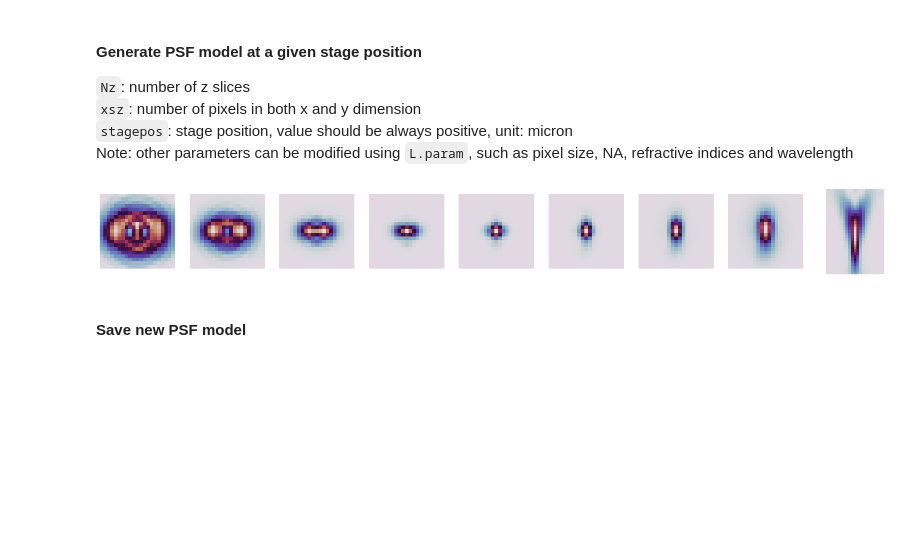
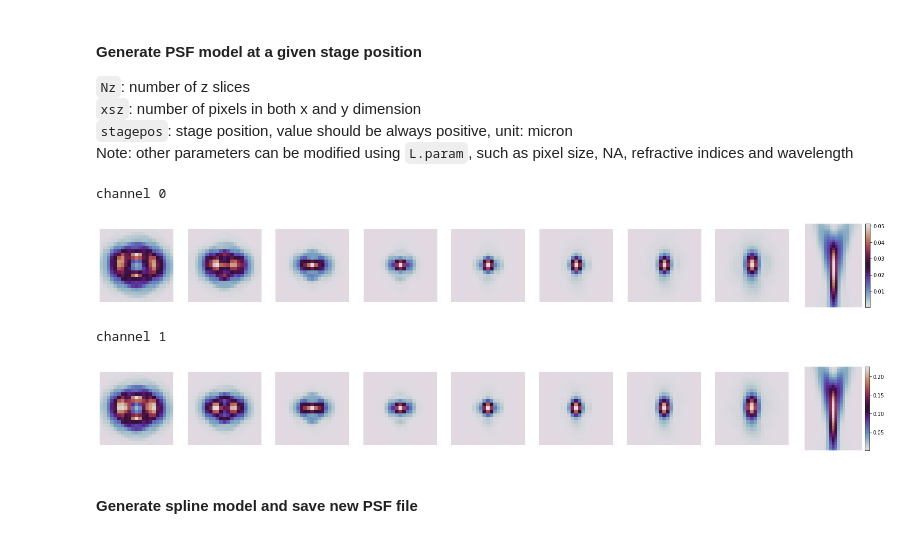
Before and after one commit to ries-lab/uiPSF, a Jupyter notebook: demo/demo_genPSF.ipynb, the cells around one changed output. Cells and saved outputs as stored; diff of their text form; code cells hidden in the pictures; blank space fills up the shorter version.

```diff
--- a/demo/demo_genPSF.ipynb
+++ b/demo/demo_genPSF.ipynb
@@ -13,8 +13,9 @@ from dotted_dict import DottedDict
 # %% [markdown]
 #### Load learned PSF model from bead data
 # %%
-resfile = r'E:\EMBL files\data 2022\230202_Nup96SNAP_NC_M2\beads_30ms_conventional\30ms_conventional\psfmodel_zernike_single.h5'
-#resfile = r'E:\EMBL files\data 2022\230202_Nup96SNAP_NC_M2\beads_30ms_conventional\30ms_conventional\psfmodel_zernike_multi.h5'
+#resfile = r'E:\EMBL files\data 2022\230202_Nup96SNAP_NC_M2\beads_30ms_conventional\30ms_conventional\psfmodel_zernike_single.h5'
+resfile = r'E:\EMBL files\data 2022\230202_Nup96SNAP_NC_M2\beads_30ms_conventional\30ms_conventional\psfmodel_zernike_multi.h5'
+
 f,p = io.h5.load(resfile) # load result file
 L = psflearninglib()
 L.param = p
@@ -26,10 +27,13 @@ L.param.PSFtype = 'insitu_zernike'
 `stagepos`: stage position, value should be always positive, unit: micron
 Note: other parameters can be modified using `L.param`, such as pixel size, NA, refractive indices and wavelength
 # %%
-f = L.genpsf(f,Nz=31,xsz=21,stagepos=2.0)
+f,psfobj = L.genpsf(f,Nz=31,xsz=21,stagepos=5.0)
 showpsf(f,p)
 # %% [output]
+channel 0
-[figure, old version]
+[figure, new version]
+channel 1
+[figure, added]
-# %% [markdown]
-#### Save new PSF model
+# %% [markdown]
+#### Generate spline model and save new PSF file
 # %%
```
Also changed, not shown: parts of 1 cell of this notebook, 1 other file.
